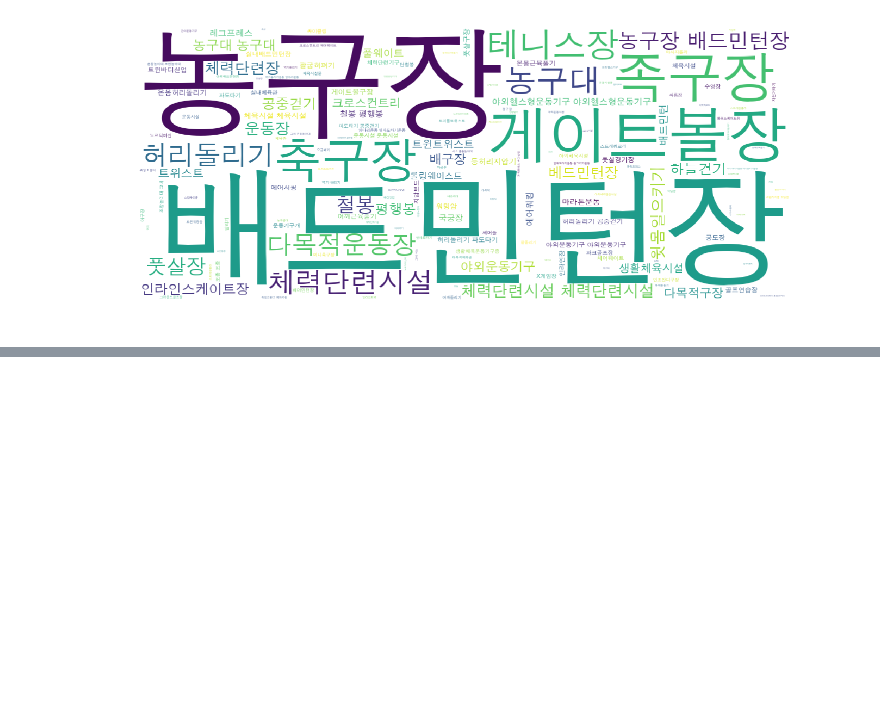
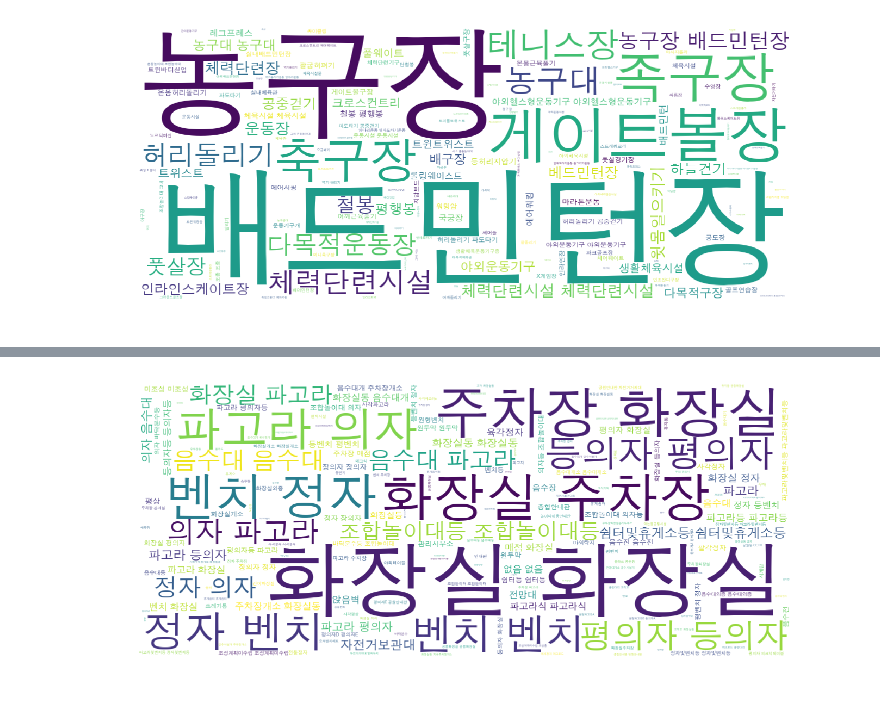
Before and after one commit to neverlish/Learned, a Jupyter notebook: data/inflearn-public-data-python/05-park.ipynb, the cells around one changed output, grey strips where cells are left out. Drawn from its saved outputs; the diff is of its cells as text; code cells hidden in the pictures; blank space fills up the shorter version.

```diff
--- a/data/inflearn-public-data-python/05-park.ipynb
+++ b/data/inflearn-public-data-python/05-park.ipynb
@@ -702,0 +802,6 @@ wordcloud(gym)
+# %%
+# 편익시설에 대한 워드클라우드를 위에서 정의한 wordcloud 함수로 그려봅니다.
+
+wordcloud(fac)
+# %% [output]
+[figure, added]
```
Also changed, not shown: parts of 11 cells of this notebook.
